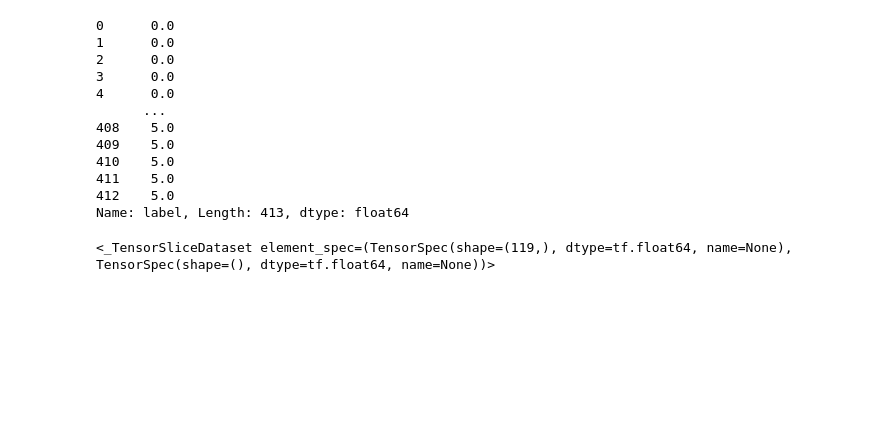
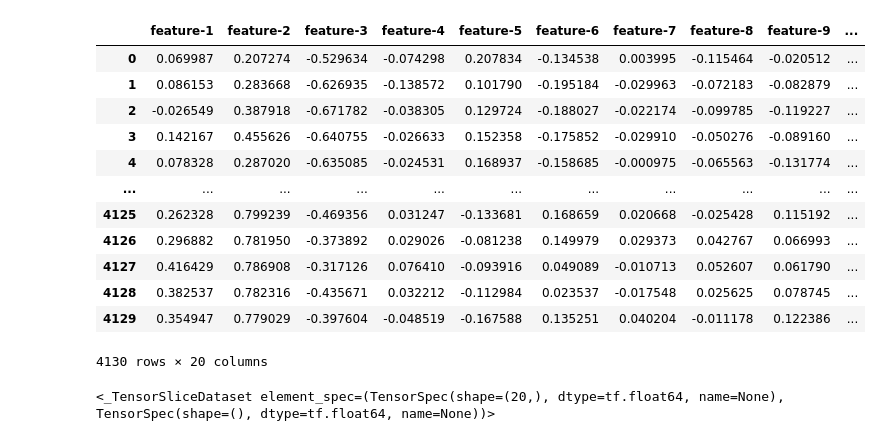
Before and after one commit to DavinTristanIeson/Semester7-DeepLearning, a Jupyter notebook: train.ipynb, the cells around one changed output. Cells and saved outputs as stored; diff of their text form; code cells hidden in the pictures; blank space fills up the shorter version.

```diff
--- a/train.ipynb
+++ b/train.ipynb
@@ -8,33 +8,34 @@ import matplotlib.pyplot as plt
 # %%
 df = pd.read_csv(retina.filesys.DATA_CSV_PATH, index_col=False)
 labels = df["label"]
 df = df.drop(columns=["label"])
-labels
+df
 # %% [output]
+|  | feature-1 | feature-2 | feature-3 | feature-4 | feature-5 | feature-6 | feature-7 | feature-8 | feature-9 | ... |
+| 0 | 0.069987 | 0.207274 | -0.529634 | -0.074298 | 0.207834 | -0.134538 | 0.003995 | -0.115464 | -0.020512 | ... |
+| 1 | 0.086153 | 0.283668 | -0.626935 | -0.138572 | 0.101790 | -0.195184 | -0.029963 | -0.072183 | -0.082879 | ... |
+| 2 | -0.026549 | 0.387918 | -0.671782 | -0.038305 | 0.129724 | -0.188027 | -0.022174 | -0.099785 | -0.119227 | ... |
+| 3 | 0.142167 | 0.455626 | -0.640755 | -0.026633 | 0.152358 | -0.175852 | -0.029910 | -0.050276 | -0.089160 | ... |
+| 4 | 0.078328 | 0.287020 | -0.635085 | -0.024531 | 0.168937 | -0.158685 | -0.000975 | -0.065563 | -0.131774 | ... |
+| ... | ... | ... | ... | ... | ... | ... | ... | ... | ... | ... |
+| 4125 | 0.262328 | 0.799239 | -0.469356 | 0.031247 | -0.133681 | 0.168659 | 0.020668 | -0.025428 | 0.115192 | ... |
+| 4126 | 0.296882 | 0.781950 | -0.373892 | 0.029026 | -0.081238 | 0.149979 | 0.029373 | 0.042767 | 0.066993 | ... |
+| 4127 | 0.416429 | 0.786908 | -0.317126 | 0.076410 | -0.093916 | 0.049089 | -0.010713 | 0.052607 | 0.061790 | ... |
+| 4128 | 0.382537 | 0.782316 | -0.435671 | 0.032212 | -0.112984 | 0.023537 | -0.017548 | 0.025625 | 0.078745 | ... |
+| 4129 | 0.354947 | 0.779029 | -0.397604 | -0.048519 | -0.167588 | 0.135251 | 0.040204 | -0.011178 | 0.122386 | ... |
-0      0.0
-1      0.0
-2      0.0
-3      0.0
-4      0.0
-      ...
-408    5.0
-409    5.0
-410    5.0
-411    5.0
-412    5.0
-Name: label, Length: 413, dtype: float64
+4130 rows × 20 columns
 # %%
 dataset = tf.data.Dataset.from_tensor_slices((df, labels))
 train_dataset, test_dataset = keras.utils.split_dataset(dataset, shuffle=True, seed=42, left_size=0.7)
 train_dataset, validation_dataset = keras.utils.split_dataset(train_dataset, shuffle=True, seed=42, left_size=0.7)
 
-train_dataset = train_dataset.batch(64)
-test_dataset = test_dataset.batch(64)
-validation_dataset = validation_dataset.batch(64)
+train_dataset = train_dataset.repeat(5).shuffle(100).batch(16)
+test_dataset = test_dataset.batch(16)
+validation_dataset = validation_dataset.batch(16)
 
 dataset
 # %% [output]
-<_TensorSliceDataset element_spec=(TensorSpec(shape=(119,), dtype=tf.float64, name=None), TensorSpec(shape=(), dtype=tf.float64, name=None))>
+<_TensorSliceDataset element_spec=(TensorSpec(shape=(20,), dtype=tf.float64, name=None), TensorSpec(shape=(), dtype=tf.float64, name=None))>
 # %%
 model = keras.Sequential([
   keras.layers.Input(shape=dataset.element_spec[0].shape),
```
Also changed, not shown: parts of 5 cells of this notebook, 3 other files.
